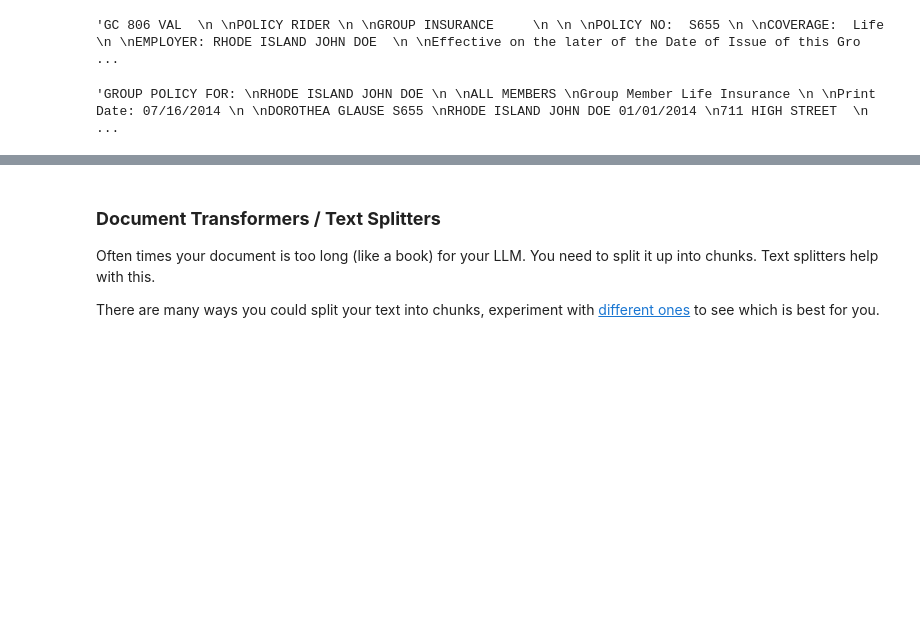
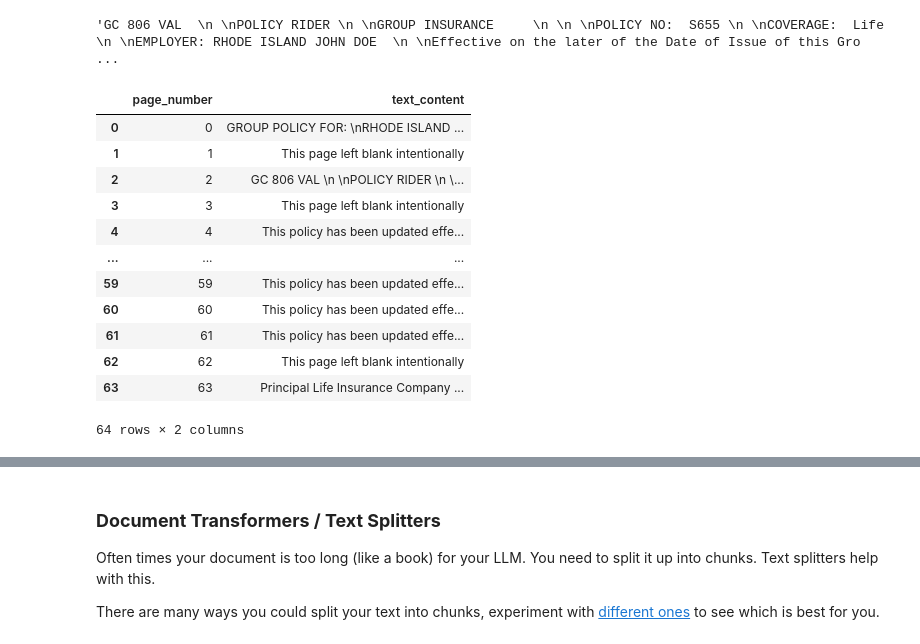
Before and after one commit to Gyan1494/semantic-spotter-project-1, a Jupyter notebook: semantic-spotter-langchain-notebook.ipynb, the cells around one changed output, grey strips where cells are left out. Saved outputs shown, nothing was run; the diff lists cells and outputs as text; code cells hidden in the pictures; blank space fills up the shorter version.

```diff
--- a/semantic-spotter-langchain-notebook.ipynb
+++ b/semantic-spotter-langchain-notebook.ipynb
@@ -160,9 +160,32 @@ documents = pdf_loader.load_and_split()
 documents[2].page_content
 # %% [output]
 'GC 806 VAL  \n \nPOLICY RIDER \n \nGROUP INSURANCE     \n \n \nPOLICY NO:  S655 \n \nCOVERAGE:  Life \n \nEMPLOYER: RHODE ISLAND JOHN DOE  \n \nEffective on the later of the Date of Issue of this Gro ...
-# %%
-# collecting all pages as text
-document_texts = "\n".join([doc.page_content for doc in documents])
-document_texts
-# %% [output]
-'GROUP POLICY FOR: \nRHODE ISLAND JOHN DOE \n \nALL MEMBERS \nGroup Member Life Insurance \n \nPrint Date: 07/16/2014 \n \nDOROTHEA GLAUSE S655 \nRHODE ISLAND JOHN DOE 01/01/2014 \n711 HIGH STREET  \n ...
+# %%
+# collecting all pages text and page number in a dataframe
+import pandas as pd
+
+data = []
+for doc in documents:
+    # Extract page number and text content
+    page_number = doc.metadata['page']
+    text_content = doc.page_content
+
+    # Add the page number and text as a tuple to the data list
+    data.append({"page_number": page_number, "text_content": text_content})
+
+df = pd.DataFrame(data)
+df
+# %% [output]
+|  | page_number | text_content |
+| 0 | 0 | GROUP POLICY FOR: \nRHODE ISLAND ... |
+| 1 | 1 | This page left blank intentionally |
+| 2 | 2 | GC 806 VAL \n \nPOLICY RIDER \n \... |
+| 3 | 3 | This page left blank intentionally |
+| 4 | 4 | This policy has been updated effe... |
+| ... | ... | ... |
+| 59 | 59 | This policy has been updated effe... |
+| 60 | 60 | This policy has been updated effe... |
+| 61 | 61 | This policy has been updated effe... |
+| 62 | 62 | This page left blank intentionally |
+| 63 | 63 | Principal Life Insurance Company ... |
+64 rows × 2 columns
```
Also changed, not shown: parts of 74 cells of this notebook.
